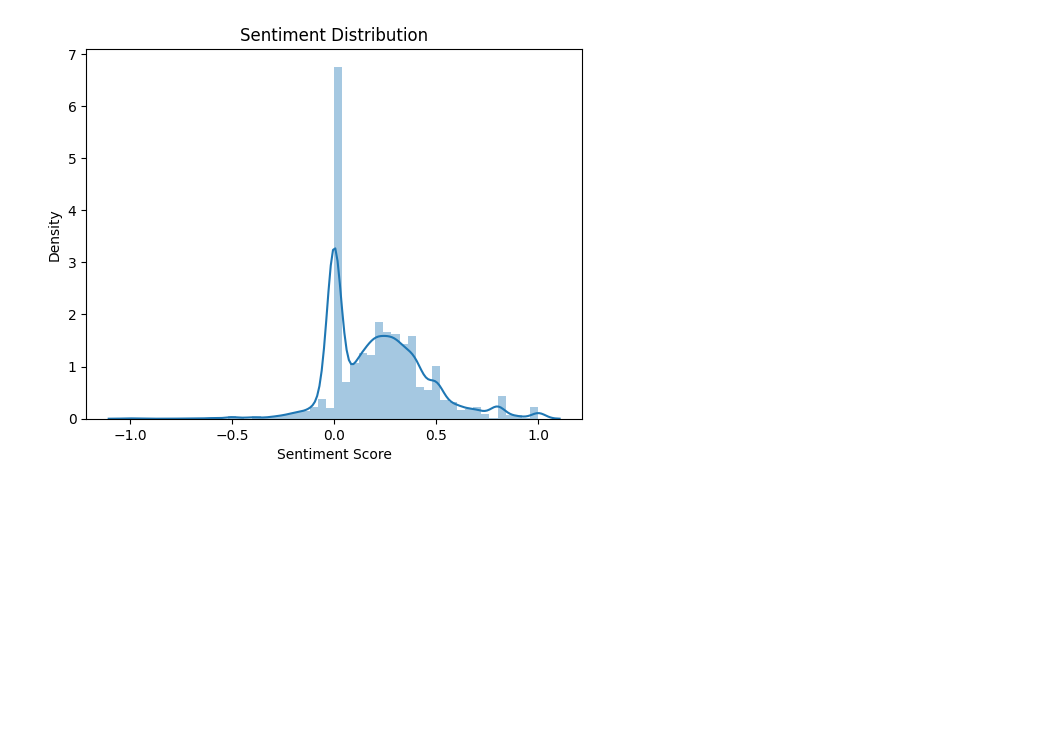
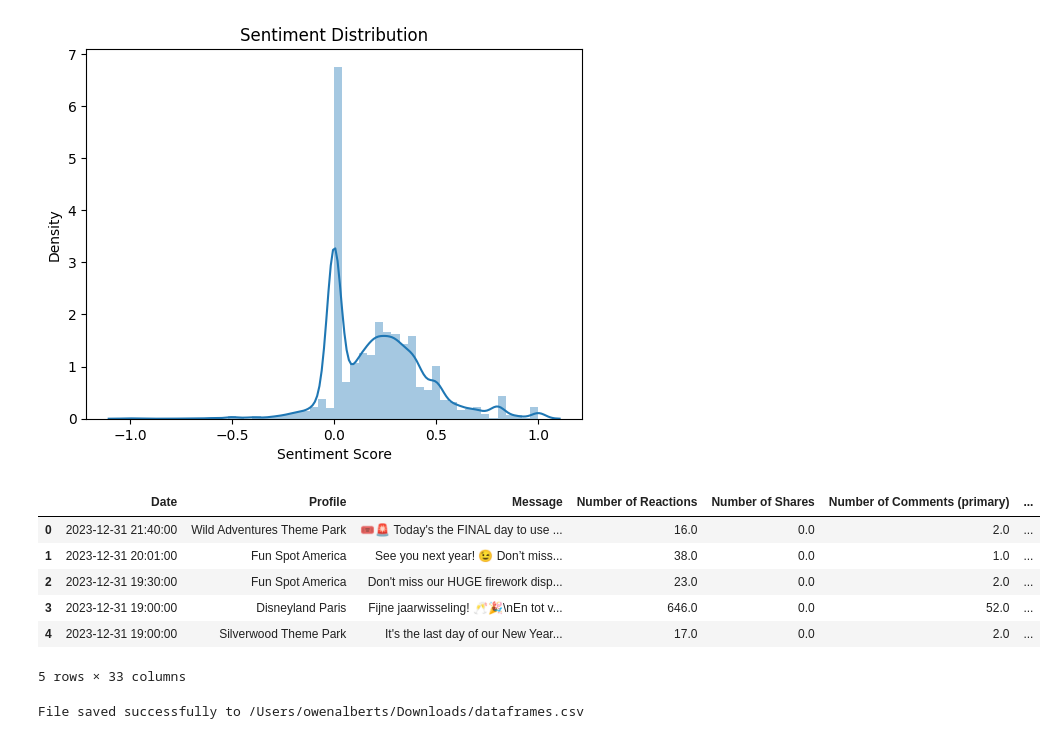
Before and after one commit to alvaarro/DigitalMarketingStrategy, a Jupyter notebook: Dataframes.ipynb, the cells around one changed output. Saved outputs shown, nothing was run; the diff lists cells and outputs as text; code cells hidden in the pictures; blank space fills up the shorter version.

```diff
--- a/Dataframes.ipynb
+++ b/Dataframes.ipynb
@@ -681,8 +806,7 @@ merged_df['Discount'] = merged_df['Message'].apply(lambda x: classify_text(x, of
 # Display the first few rows of the updated dataframe
 merged_df.head()
 # Expanded lists of keywords for Events and... door Patrick Nasr-Alla
-Patrick Nasr-Alla
-11:02
+
 # Expanded lists of keywords for Events and Offers
 events_keywords = [
     "show", "concert", "parade", "fireworks", "festival", "night", "celebration",
@@ -725,8 +849,7 @@ merged_df['Discount'] = merged_df['Message'].apply(lambda x: classify_text(x, of
 # Display the first few rows of the updated dataframe
 merged_df.head()
 # Expanded lists of keywords for Events and... door Patrick Nasr-Alla
-Patrick Nasr-Alla
-11:02
+
 # Expanded lists of keywords for Events and Offers
 events_keywords = [
     "show", "concert", "parade", "fireworks", "festival", "night", "celebration",
@@ -741,37 +864,47 @@ events_keywords = [
 ]
 
 offers_keywords = [
     "discount", "sale", "offer", "deal", "promotion", "early bird", "season pass",
     "family pack", "group rate", "flash sale", "special admission", "free entry",
     "buy one get one", "limited time offer", "exclusive access", "online booking discount",
     "ticket special", "membership discount", "upgrade promotion", "multi-day pass",
     "annual pass", "online discount", "kids go free", "holiday special", "weekend sale",
     "gift card offer", "last-minute deal", "early booking bonus", "companion discount",
     "birthday offer", "return visitor discount", "meal deal", "souvenir discount",
     "photo package deal", "stay and play", "hotel package", "resort special",
     "VIP package", "express pass deal"
 ]
 
 # Function to check if any of the keywords appear in the text
 def classify_text(text, keywords):
     if pd.isnull(text):  # Check if the text is NaN
         return 0
     text = text.lower()  # Convert text to lower case for comparison
     for keyword in keywords:
         if keyword in text:
             return 1
     return 0
 
 # Apply the classification function to the dataset
 merged_df['Event'] = merged_df['Message'].apply(lambda x: classify_text(x, events_keywords))
 merged_df['Discount'] = merged_df['Message'].apply(lambda x: classify_text(x, offers_keywords))
 
 # Display the first few rows of the updated dataframe
 merged_df.head()
+# %% [output]
+|  | Date | Profile | Message | Number of Reactions | Number of Shares | Number of Comments (primary) | ... |
+| 0 | 2023-12-31 21:40:00 | Wild Adventures Theme Park | 🎟️🚨 Today's the FINAL day to use ... | 16.0 | 0.0 | 2.0 | ... |
+| 1 | 2023-12-31 20:01:00 | Fun Spot America | See you next year! 😉 Don’t miss... | 38.0 | 0.0 | 1.0 | ... |
+| 2 | 2023-12-31 19:30:00 | Fun Spot America | Don't miss our HUGE firework disp... | 23.0 | 0.0 | 2.0 | ... |
+| 3 | 2023-12-31 19:00:00 | Disneyland Paris | Fijne jaarwisseling! 🥂🎉\nEn tot v... | 646.0 | 0.0 | 52.0 | ... |
+| 4 | 2023-12-31 19:00:00 | Silverwood Theme Park | It's the last day of our New Year... | 17.0 | 0.0 | 2.0 | ... |
+5 rows × 33 columns
 # %%
-output_file_path = '/Users/owenalberts/Downloads/dataframes.xlsx'  # Replace with the desired file path
+output_file_path = '/Users/owenalberts/Downloads/dataframes.csv'  # Replace with the desired file path
 
-# Save the DataFrame to an Excel file
-merged_df.to_excel(output_file_path, index=False, engine='openpyxl')  # Set index=False to avoid writing row indices to the file
+# Save the DataFrame to a CSV file
+merged_df.to_csv(output_file_path, index=False)  # Set index=False to avoid writing row indices to the file
 
 print(f"File saved successfully to {output_file_path}")
+# %% [output]
+File saved successfully to /Users/owenalberts/Downloads/dataframes.csv
```
Also changed, not shown: parts of 10 cells of this notebook.
